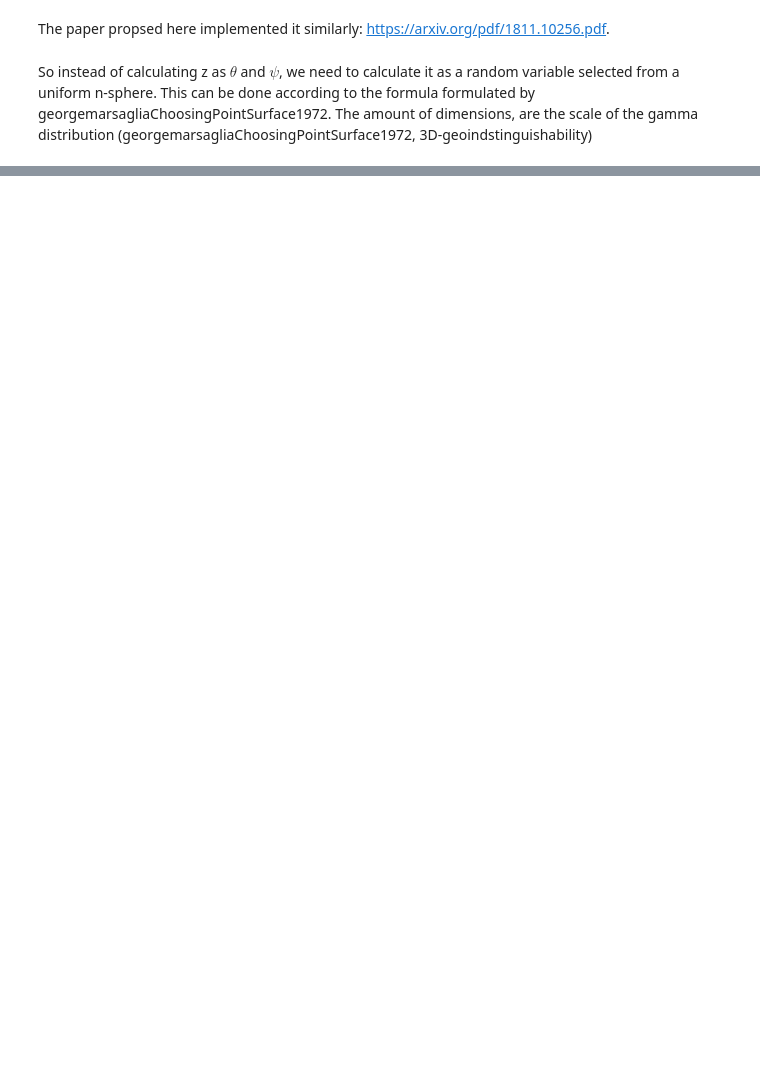
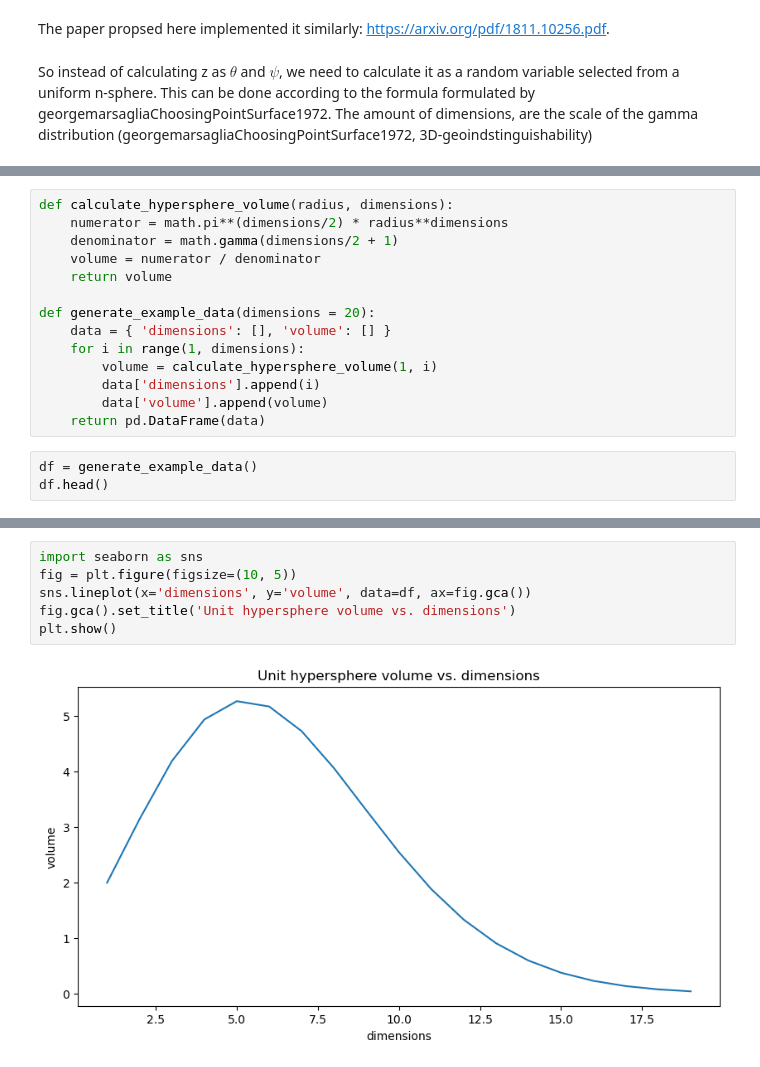
Before and after one commit to tjvanderende/privacy-preserved-clustering-with-nD-Laplace, a Jupyter notebook: RQ2/research-nd-laplace.ipynb, the cells around one changed output, grey strips where cells are left out. Cells and saved outputs as stored; diff of their text form; blank space fills up the shorter version.

```diff
--- a/RQ2/research-nd-laplace.ipynb
+++ b/RQ2/research-nd-laplace.ipynb
@@ -110,0 +146,17 @@ array([3.14510066, 3.69624068, 1.08994594, 4.35126824, 2.94221101,
+# %%
+def calculate_hypersphere_volume(radius, dimensions):
+    numerator = math.pi**(dimensions/2) * radius**dimensions
+    denominator = math.gamma(dimensions/2 + 1)
+    volume = numerator / denominator
+    return volume
+
+def generate_example_data(dimensions = 20):
+    data = { 'dimensions': [], 'volume': [] }
+    for i in range(1, dimensions):
+        volume = calculate_hypersphere_volume(1, i)
+        data['dimensions'].append(i)
+        data['volume'].append(volume)
+    return pd.DataFrame(data)
+# %%
+df = generate_example_data()
+df.head()
@@ -110,0 +170,8 @@ array([3.14510066, 3.69624068, 1.08994594, 4.35126824, 2.94221101,
+# %%
+import seaborn as sns
+fig = plt.figure(figsize=(10, 5))
+sns.lineplot(x='dimensions', y='volume', data=df, ax=fig.gca())
+fig.gca().set_title('Unit hypersphere volume vs. dimensions')
+plt.show()
+# %% [output]
+[figure, added]
```
Also changed, not shown: parts of 10 cells of this notebook, 8 other files.
